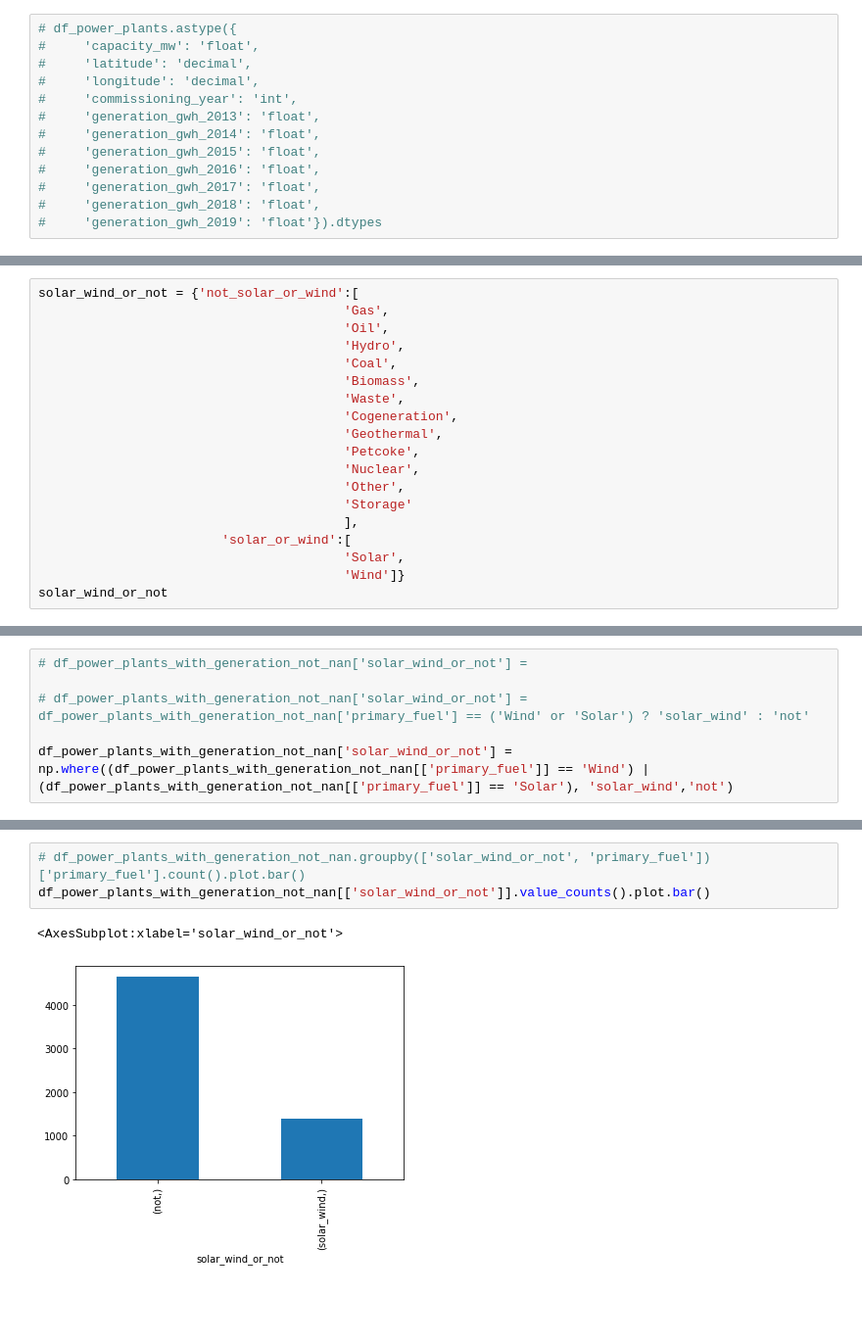
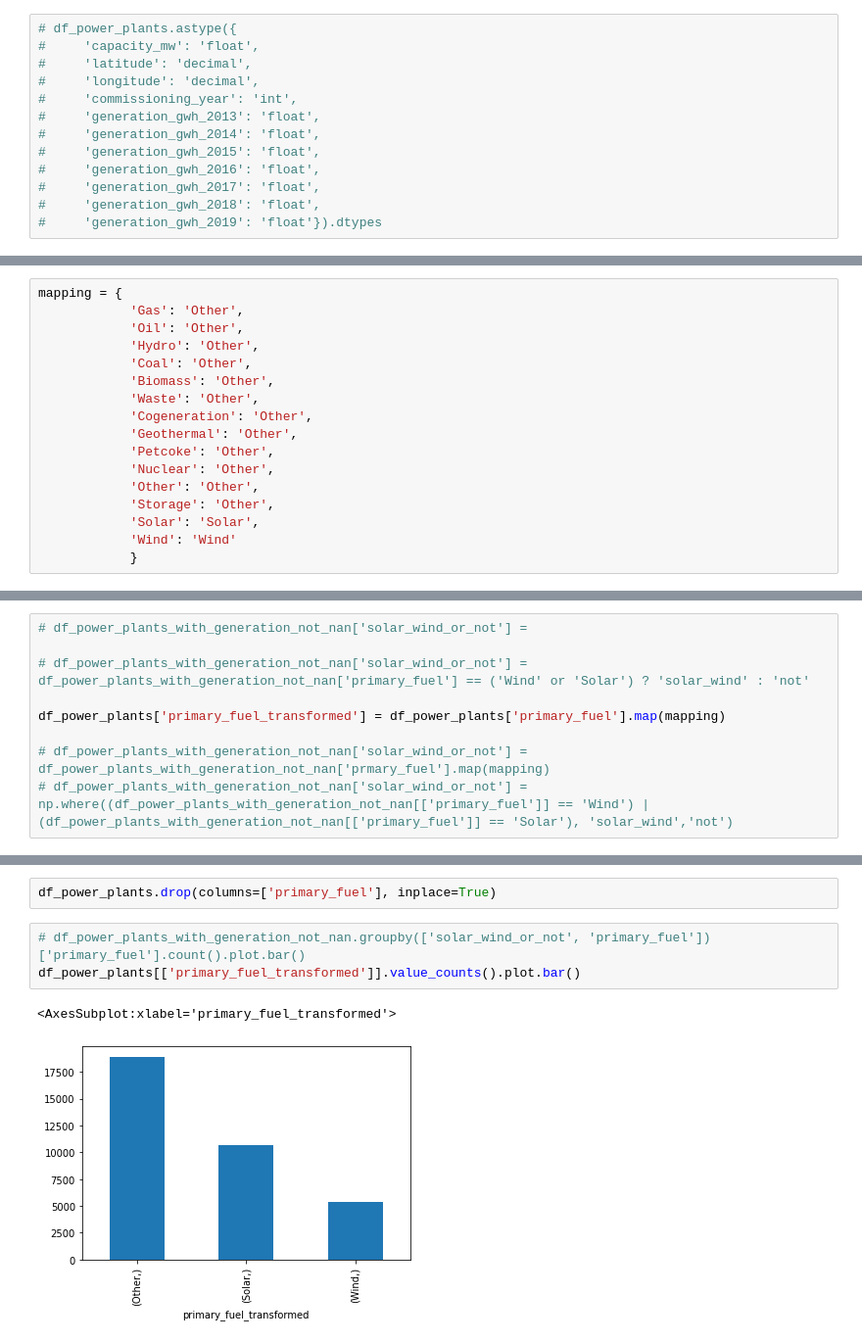
Before and after one commit to tomashbk/solar_wind_power_plants_prediction, a Jupyter notebook: notebooks/0.1-first-EDA.ipynb, the cells around one changed output, grey strips where cells are left out. Shown at 98% size. Drawn from its saved outputs; the diff is of its cells as text; blank space fills up the shorter version.

```diff
--- a/notebooks/0.1-first-EDA.ipynb
+++ b/notebooks/0.1-first-EDA.ipynb
@@ -120,19 +142,17 @@ array(['Solar', 'Gas', 'Oil', 'Wind', 'Hydro', 'Coal', 'Biomass', 'Waste',
 # %%
-solar_wind_or_not = {'not_solar_or_wind':[
-                                        'Gas',
-                                        'Oil',
-                                        'Hydro',
-                                        'Coal',
-                                        'Biomass',
-                                        'Waste',
-                                        'Cogeneration',
-                                        'Geothermal',
-                                        'Petcoke',
-                                        'Nuclear',
-                                        'Other',
-                                        'Storage'
-                                        ],
-                        'solar_or_wind':[
-                                        'Solar',
-                                        'Wind']}
-solar_wind_or_not
+mapping = {
+            'Gas': 'Other',
+            'Oil': 'Other',
+            'Hydro': 'Other',
+            'Coal': 'Other',
+            'Biomass': 'Other',
+            'Waste': 'Other',
+            'Cogeneration': 'Other',
+            'Geothermal': 'Other',
+            'Petcoke': 'Other',
+            'Nuclear': 'Other',
+            'Other': 'Other',
+            'Storage': 'Other',
+            'Solar': 'Solar',
+            'Wind': 'Wind'
+            }
@@ -155,4 +161,7 @@ solar_wind_or_not
 
 # df_power_plants_with_generation_not_nan['solar_wind_or_not'] = df_power_plants_with_generation_not_nan['primary_fuel'] == ('Wind' or 'Solar') ? 'solar_wind' : 'not'
 
-df_power_plants_with_generation_not_nan['solar_wind_or_not'] = np.where((df_power_plants_with_generation_not_nan[['primary_fuel']] == 'Wind') | (df_power_plants_with_generation_not_nan[['primary_fuel']] == 'Solar'), 'solar_wind','not')
+df_power_plants['primary_fuel_transformed'] = df_power_plants['primary_fuel'].map(mapping)
+
+# df_power_plants_with_generation_not_nan['solar_wind_or_not'] = df_power_plants_with_generation_not_nan['prmary_fuel'].map(mapping)
+# df_power_plants_with_generation_not_nan['solar_wind_or_not'] = np.where((df_power_plants_with_generation_not_nan[['primary_fuel']] == 'Wind') | (df_power_plants_with_generation_not_nan[['primary_fuel']] == 'Solar'), 'solar_wind','not')
@@ -185,7 +188,9 @@ df_power_plants_with_generation_not_nan[['primary_fuel', 'solar_wind_or_not']].s
+# %%
+df_power_plants.drop(columns=['primary_fuel'], inplace=True)
 # %%
 # df_power_plants_with_generation_not_nan.groupby(['solar_wind_or_not', 'primary_fuel'])['primary_fuel'].count().plot.bar()
-df_power_plants_with_generation_not_nan[['solar_wind_or_not']].value_counts().plot.bar()
+df_power_plants[['primary_fuel_transformed']].value_counts().plot.bar()
 # %% [output]
-<AxesSubplot:xlabel='solar_wind_or_not'>
+<AxesSubplot:xlabel='primary_fuel_transformed'>
-[figure, old version]
+[figure, new version]
 # %%
```
Also changed, not shown: parts of 14 cells of this notebook, 2 other files.
